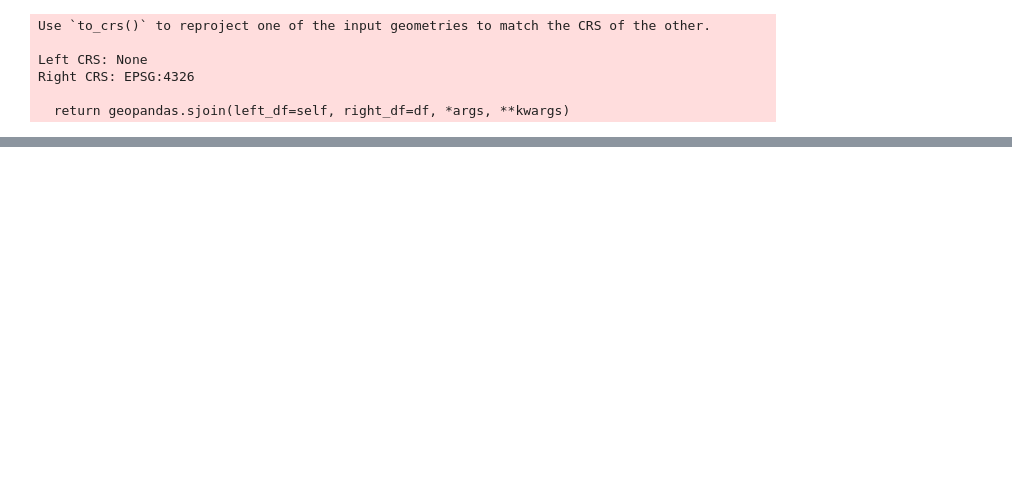
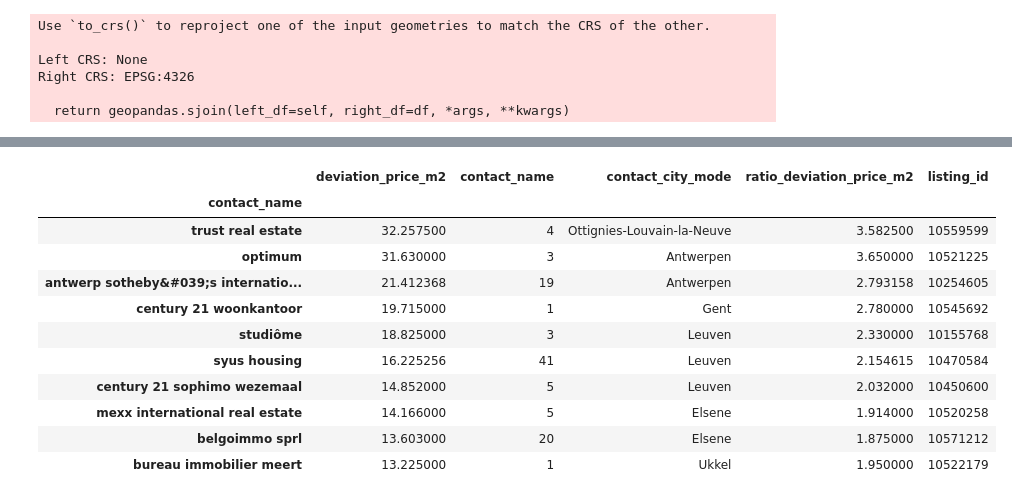
Before and after one commit to marcandre259/immo_report, a Jupyter notebook: notebooks/marki/m2_geo_check.ipynb, the cells around one changed output, grey strips where cells are left out. Saved outputs shown, nothing was run; the diff lists cells and outputs as text; code cells hidden in the pictures; blank space fills up the shorter version.

```diff
--- a/notebooks/marki/m2_geo_check.ipynb
+++ b/notebooks/marki/m2_geo_check.ipynb
@@ -293,0 +421,48 @@ Right CRS: EPSG:4326
+# %%
+# Mode city per contact name
+gpd_contact = (
+    gpd_apart.groupby(["contact_name", "namedut"])["namedut"]
+    .count()
+    .rename("count_city")
+    .reset_index()
+)
+
+gpd_contact["max_count_city"] = gpd_contact.groupby("contact_name")[
+    "count_city"
+].transform("max")
+gpd_contact = gpd_contact.loc[
+    gpd_contact["count_city"] == gpd_contact["max_count_city"], :
+].drop(["count_city", "max_count_city"], axis=1)
+gpd_contact = gpd_contact.rename({"namedut": "contact_city_mode"}, axis=1)
+
+gpd_apart = pd.merge(gpd_apart, gpd_contact, on="contact_name", how="left")
+# %%
+# Ratio deviation from median (also important to compare cities)
+gpd_apart["ratio_deviation_price_m2"] = np.round(
+    gpd_apart["price_m2"] / gpd_apart["median_price_m2"], 2
+)
+# %%
+# The price per m2 probably depends on the living area (higher for smaller living area)
+
+gpd_apart.groupby("contact_name").agg(
+    {
+        "deviation_price_m2": "mean",
+        "contact_name": "count",
+        "contact_city_mode": "first",
+        "ratio_deviation_price_m2": "mean",
+        "listing_id": "first",
+    }
+).sort_values("deviation_price_m2", ascending=False).head(10)
+# %% [output]
+|  | deviation_price_m2 | contact_name | contact_city_mode | ratio_deviation_price_m2 | listing_id |
+| contact_name |  |  |  |  |  |
+| trust real estate | 32.257500 | 4 | Ottignies-Louvain-la-Neuve | 3.582500 | 10559599 |
+| optimum | 31.630000 | 3 | Antwerpen | 3.650000 | 10521225 |
+| antwerp sotheby&#039;s internatio... | 21.412368 | 19 | Antwerpen | 2.793158 | 10254605 |
+| century 21 woonkantoor | 19.715000 | 1 | Gent | 2.780000 | 10545692 |
+| studiôme | 18.825000 | 3 | Leuven | 2.330000 | 10155768 |
+| syus housing | 16.225256 | 41 | Leuven | 2.154615 | 10470584 |
+| century 21 sophimo wezemaal | 14.852000 | 5 | Leuven | 2.032000 | 10450600 |
+| mexx international real estate | 14.166000 | 5 | Elsene | 1.914000 | 10520258 |
+| belgoimmo sprl | 13.603000 | 20 | Elsene | 1.875000 | 10571212 |
+| bureau immobilier meert | 13.225000 | 1 | Ukkel | 1.950000 | 10522179 |
```
Also changed, not shown: parts of 18 cells of this notebook.
